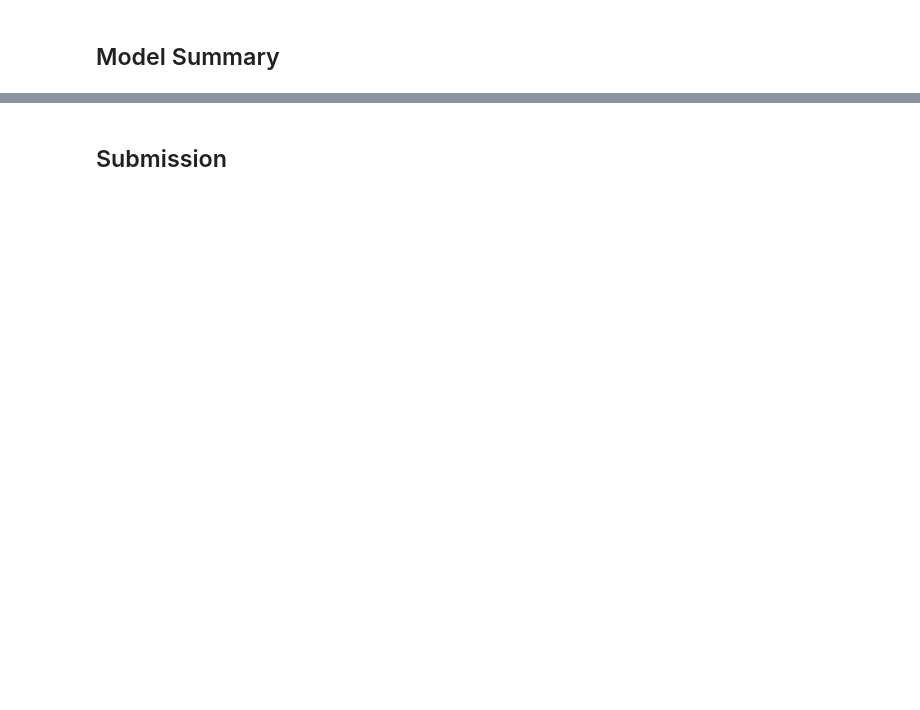
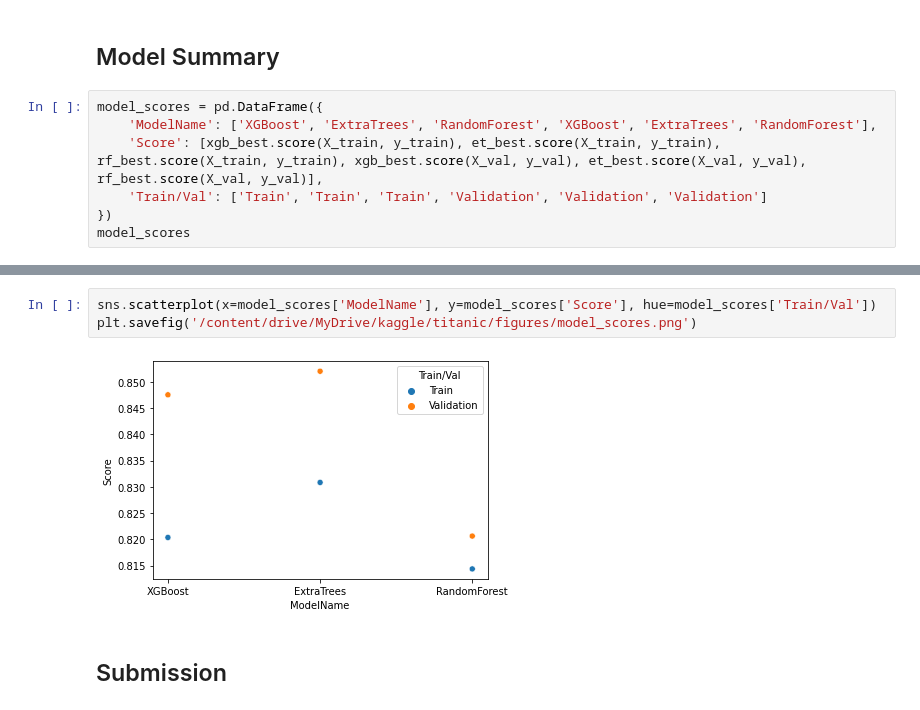
Before and after one commit to pezpet/titanic, a Jupyter notebook: code.ipynb, the cells around one changed output, grey strips where cells are left out. Saved outputs shown, nothing was run; the diff lists cells and outputs as text; blank space fills up the shorter version.

```diff
--- a/code.ipynb
+++ b/code.ipynb
@@ -483,2 +495,9 @@ rf_gs.best_params_, rf_gs.score(X_val, y_val), rf_gs.score(X_train, y_train)
 # %% [markdown]
 ## Model Summary
+# %%
+model_scores = pd.DataFrame({
+    'ModelName': ['XGBoost', 'ExtraTrees', 'RandomForest', 'XGBoost', 'ExtraTrees', 'RandomForest'],
+    'Score': [xgb_best.score(X_train, y_train), et_best.score(X_train, y_train), rf_best.score(X_train, y_train), xgb_best.score(X_val, y_val), et_best.score(X_val, y_val), rf_best.score(X_val, y_val)],
+    'Train/Val': ['Train', 'Train', 'Train', 'Validation', 'Validation', 'Validation']
+})
+model_scores
@@ -485,3 +512,8 @@ rf_gs.best_params_, rf_gs.score(X_val, y_val), rf_gs.score(X_train, y_train)
+# %%
+sns.scatterplot(x=model_scores['ModelName'], y=model_scores['Score'], hue=model_scores['Train/Val'])
+plt.savefig('/content/drive/MyDrive/kaggle/titanic/figures/model_scores.png')
+# %% [output]
+[figure, added]
 # %% [markdown]
 ## Submission
 # %%
```
Also changed, not shown: parts of 10 cells of this notebook, 2 other files.
